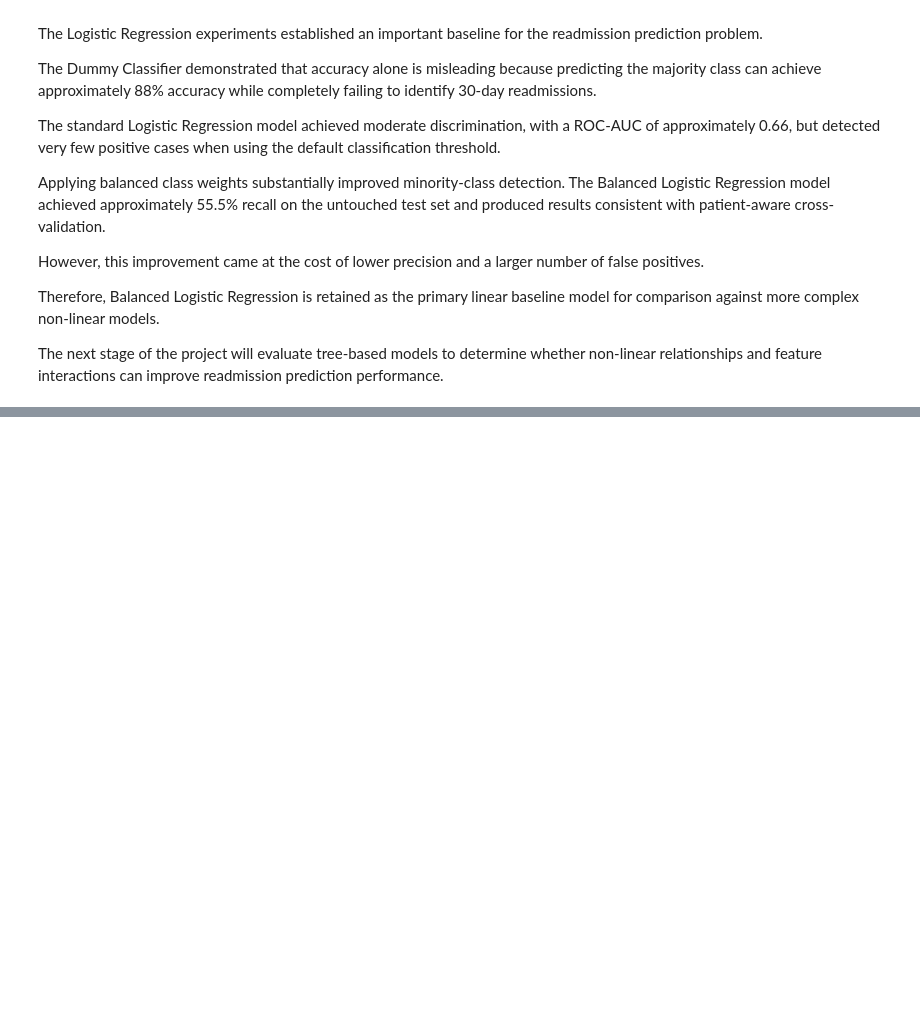
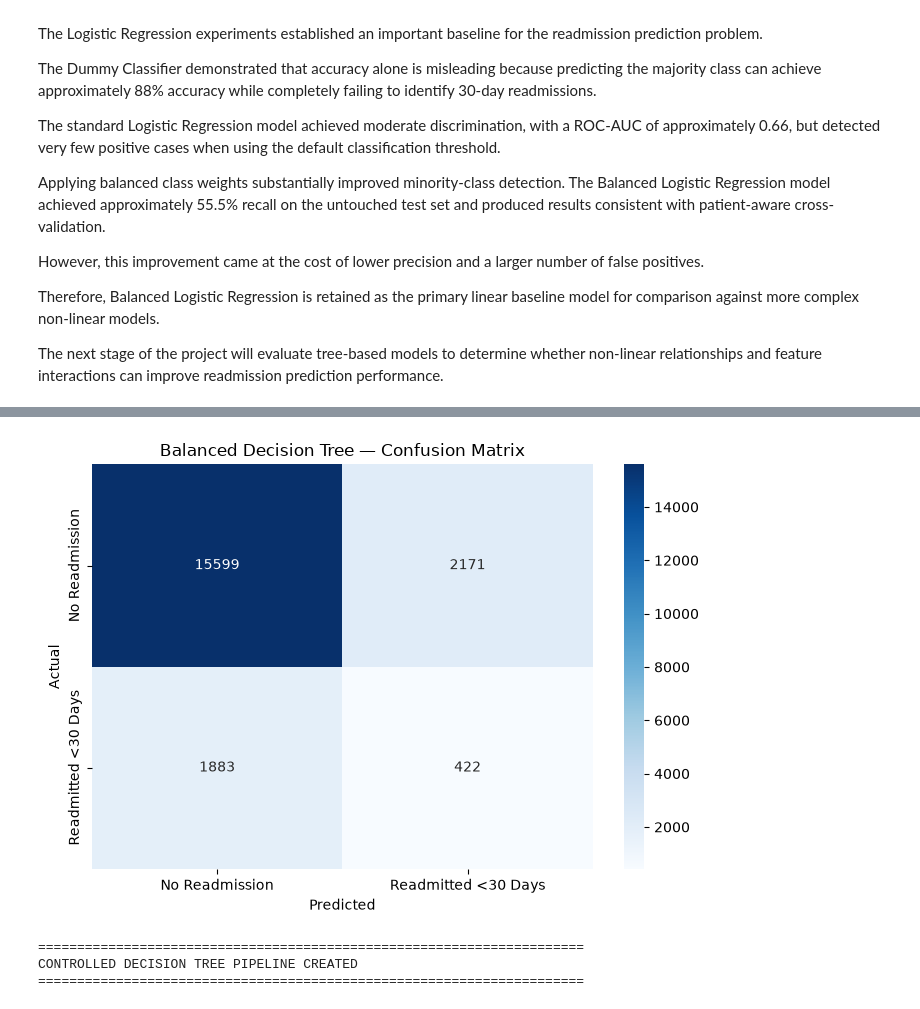
Before and after one commit to amanchaurasia512/diabetes-130-hospitals, a Jupyter notebook: Notebook/04_machine_learning_modeling.ipynb, the cells around one changed output, grey strips where cells are left out. Saved outputs shown, nothing was run; the diff lists cells and outputs as text; code cells hidden in the pictures; blank space fills up the shorter version.

```diff
--- a/Notebook/04_machine_learning_modeling.ipynb
+++ b/Notebook/04_machine_learning_modeling.ipynb
@@ -2598,0 +3020,19 @@ The next stage of the project will evaluate tree-based models to determine wheth
+# %%
+# ============================================================
+# BALANCED DECISION TREE PREDICTIONS
+# ============================================================
+
+y_pred_balanced_tree = balanced_tree_pipeline.predict(
+    X_test
+)
+
+y_prob_balanced_tree = balanced_tree_pipeline.predict_proba(
+    X_test
+)[:, 1]
+
+print("=" * 70)
+print("BALANCED DECISION TREE PREDICTIONS GENERATED")
+print("=" * 70)
+
+print(f"\nPrediction shape: {y_pred_balanced_tree.shape}")
+print(f"Probability shape: {y_prob_balanced_tree.shape}")
@@ -2598,0 +3163,54 @@ The next stage of the project will evaluate tree-based models to determine wheth
+# %%
+# ============================================================
+# BALANCED DECISION TREE
+# CONFUSION MATRIX VISUALIZATION
+# ============================================================
+
+plt.figure(figsize=(7, 5))
+
+sns.heatmap(
+    cm_balanced_tree,
+    annot=True,
+    fmt="d",
+    cmap="Blues",
+    xticklabels=["No Readmission", "Readmitted <30 Days"],
+    yticklabels=["No Readmission", "Readmitted <30 Days"]
+)
+
+plt.title("Balanced Decision Tree — Confusion Matrix")
+plt.xlabel("Predicted")
+plt.ylabel("Actual")
+
+plt.tight_layout()
+plt.show()
+# %% [output]
+[figure, added]
+# %%
+# ============================================================
+# CONTROLLED / PRUNED DECISION TREE PIPELINE
+# ============================================================
+
+pruned_tree_pipeline = Pipeline(
+    steps=[
+        ("preprocessor", preprocessor),
+
+        (
+            "model",
+            DecisionTreeClassifier(
+                max_depth=10,
+                min_samples_split=20,
+                min_samples_leaf=10,
+                class_weight="balanced",
+                random_state=42
+            )
+        )
+    ]
+)
+
+print("=" * 70)
+print("CONTROLLED DECISION TREE PIPELINE CREATED")
+print("=" * 70)
+# %% [output]
+======================================================================
+CONTROLLED DECISION TREE PIPELINE CREATED
+======================================================================
```
Also changed, not shown: parts of 18 cells of this notebook.
